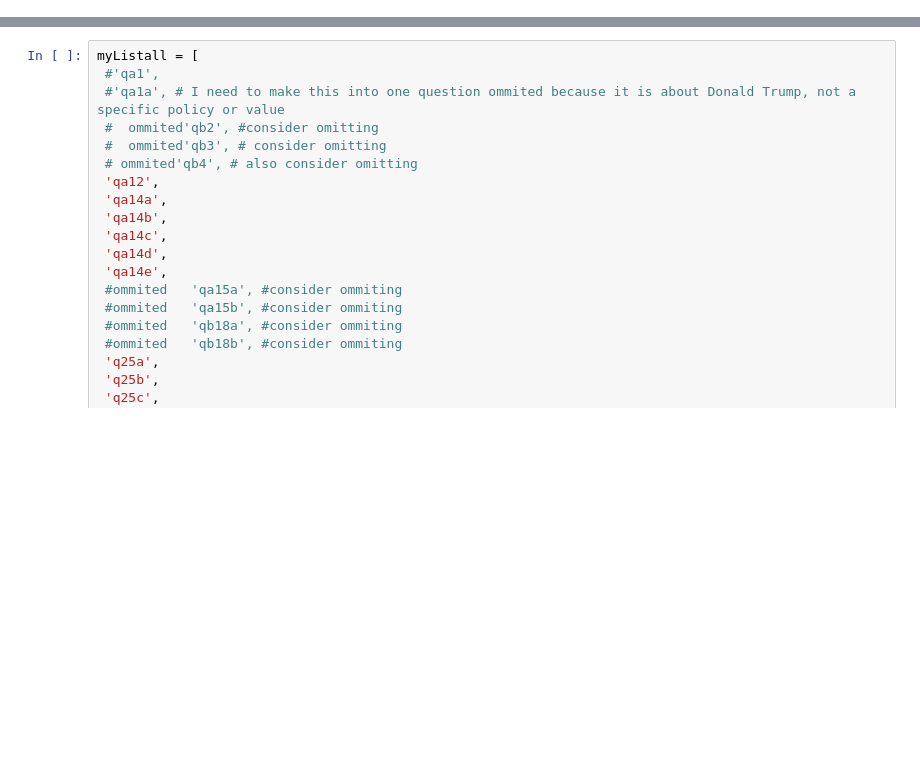
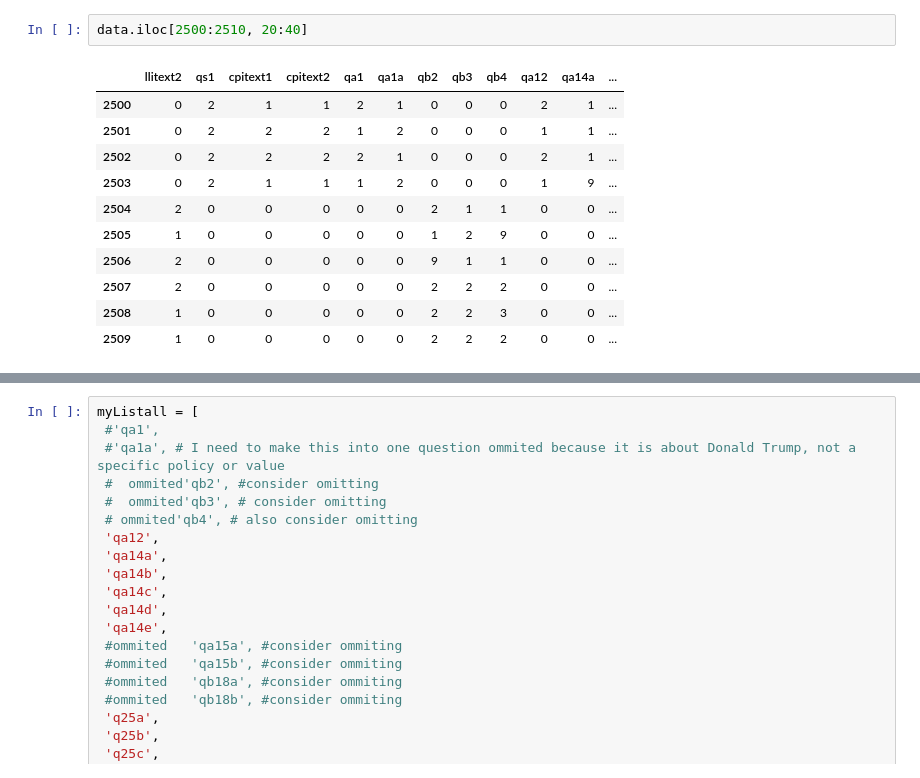
Before and after one commit to taylor-rao/unsupervised, a Jupyter notebook: unsupervised.ipynb, the cells around one changed output, grey strips where cells are left out. Cells and saved outputs as stored; diff of their text form; blank space fills up the shorter version.

```diff
--- a/unsupervised.ipynb
+++ b/unsupervised.ipynb
@@ -14,0 +22,14 @@ FileNotFoundError: [Errno 2] No such file or directory: 'typology.xlsx'
+# %%
+data.iloc[2500:2510, 20:40]
+# %% [output]
+|  | llitext2 | qs1 | cpitext1 | cpitext2 | qa1 | qa1a | qb2 | qb3 | qb4 | qa12 | qa14a | ... |
+| 2500 | 0 | 2 | 1 | 1 | 2 | 1 | 0 | 0 | 0 | 2 | 1 | ... |
+| 2501 | 0 | 2 | 2 | 2 | 1 | 2 | 0 | 0 | 0 | 1 | 1 | ... |
+| 2502 | 0 | 2 | 2 | 2 | 2 | 1 | 0 | 0 | 0 | 2 | 1 | ... |
+| 2503 | 0 | 2 | 1 | 1 | 1 | 2 | 0 | 0 | 0 | 1 | 9 | ... |
+| 2504 | 2 | 0 | 0 | 0 | 0 | 0 | 2 | 1 | 1 | 0 | 0 | ... |
+| 2505 | 1 | 0 | 0 | 0 | 0 | 0 | 1 | 2 | 9 | 0 | 0 | ... |
+| 2506 | 2 | 0 | 0 | 0 | 0 | 0 | 9 | 1 | 1 | 0 | 0 | ... |
+| 2507 | 2 | 0 | 0 | 0 | 0 | 0 | 2 | 2 | 2 | 0 | 0 | ... |
+| 2508 | 1 | 0 | 0 | 0 | 0 | 0 | 2 | 2 | 3 | 0 | 0 | ... |
+| 2509 | 1 | 0 | 0 | 0 | 0 | 0 | 2 | 2 | 2 | 0 | 0 | ... |
```
Also changed, not shown: parts of 18 cells of this notebook.
